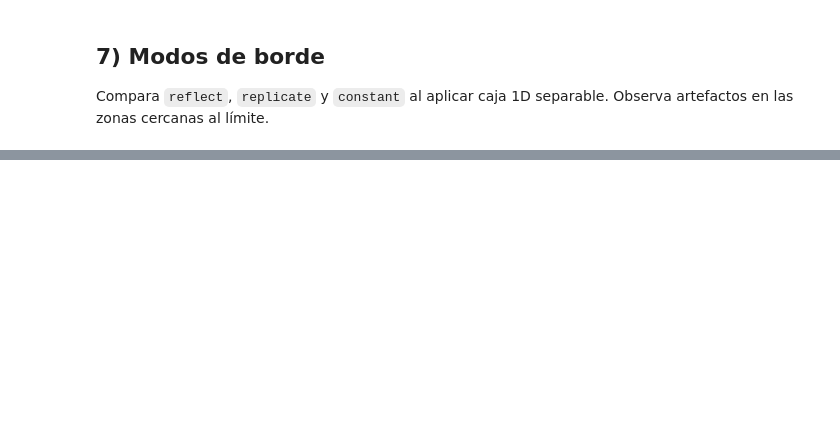
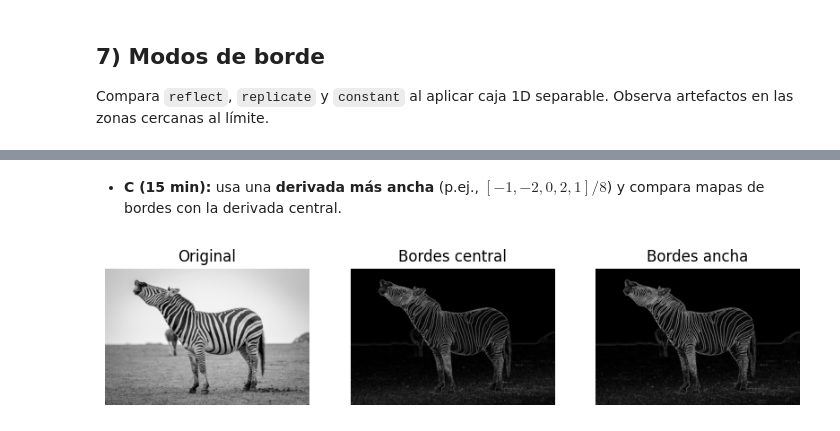
Before and after one commit to EdithOroche/IA, a Jupyter notebook: Lab6_Convoluciones1D_PyTorch.ipynb, the cells around one changed output, grey strips where cells are left out. Cells and saved outputs as stored; diff of their text form; code cells hidden in the pictures; blank space fills up the shorter version.

```diff
--- a/Lab6_Convoluciones1D_PyTorch.ipynb
+++ b/Lab6_Convoluciones1D_PyTorch.ipynb
@@ -233,0 +299,22 @@ plt.show()
+# %% [markdown]
+- **C (15 min):** usa una **derivada más ancha** (p.ej., $[-1,-2,0,2,1]/8$) y compara mapas de bordes con la derivada central.
+# %%
+# Derivada ancha
+dx_a = torch.tensor([-1., -2., 0., 2., 1.], dtype=torch.float32) / 8.0
+
+gx_a = sep_conv1d_x(gray_t, dx_a, pad_mode='reflect')
+gy_a = sep_conv1d_y(gray_t, dx_a, pad_mode='reflect')
+mag_a = torch.sqrt(gx_a**2 + gy_a**2)
+
+# Escalar para visualización
+mag_v_c = rescale01(mag)       # derivada central
+mag_v_a = rescale01(mag_a)     # derivada ancha
+
+# Comparación central vs ancha
+plt.figure(figsize=(10,4))
+plt.subplot(1,3,1); plt.imshow(tensor01_to_np(gray_t), cmap='gray'); plt.title("Original"); plt.axis("off")
+plt.subplot(1,3,2); plt.imshow(tensor01_to_np(mag_v), cmap='gray'); plt.title("Bordes central"); plt.axis("off")
+plt.subplot(1,3,3); plt.imshow(tensor01_to_np(mag_v_a), cmap='gray'); plt.title("Bordes ancha"); plt.axis("off")
+plt.show()
+# %% [output]
+[figure, added]
```
Also changed, not shown: parts of 17 cells of this notebook.
